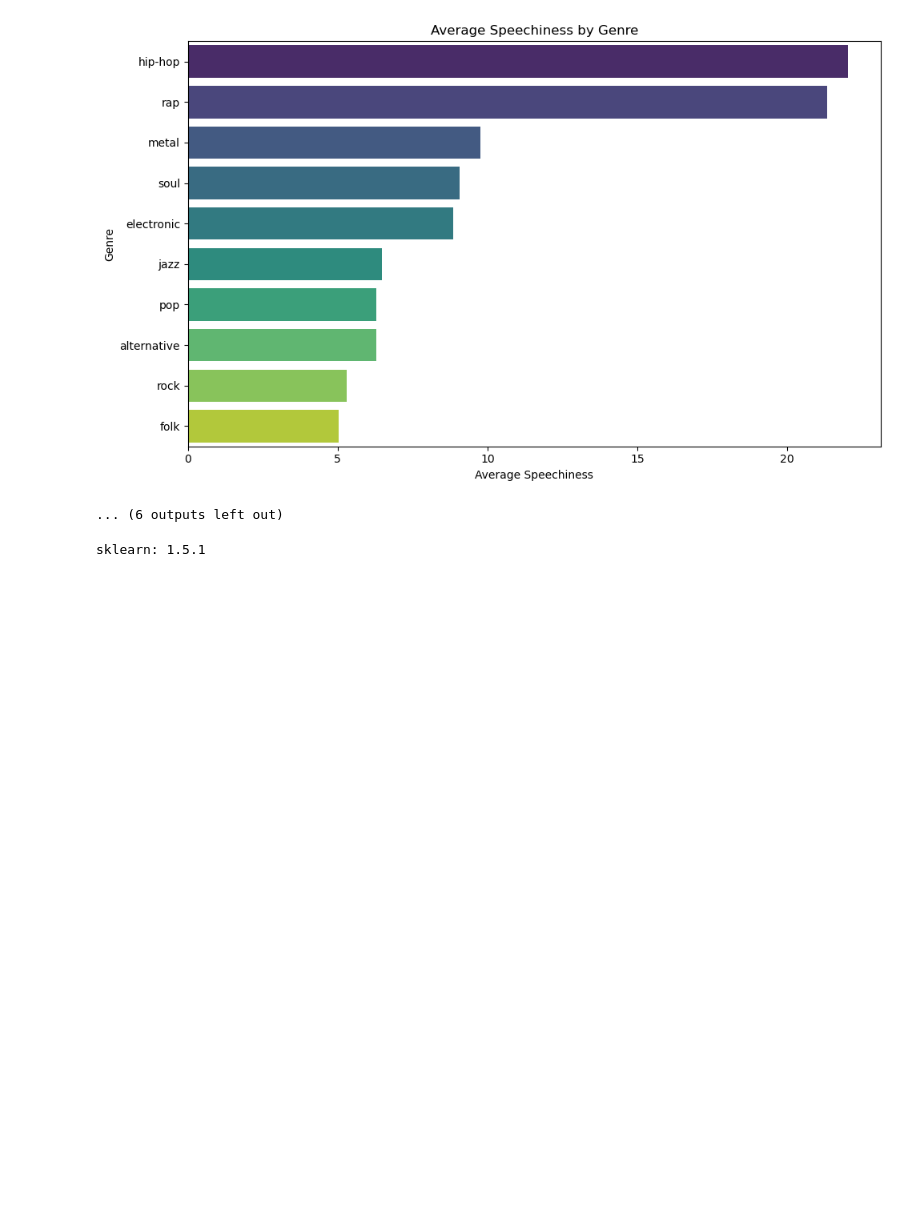
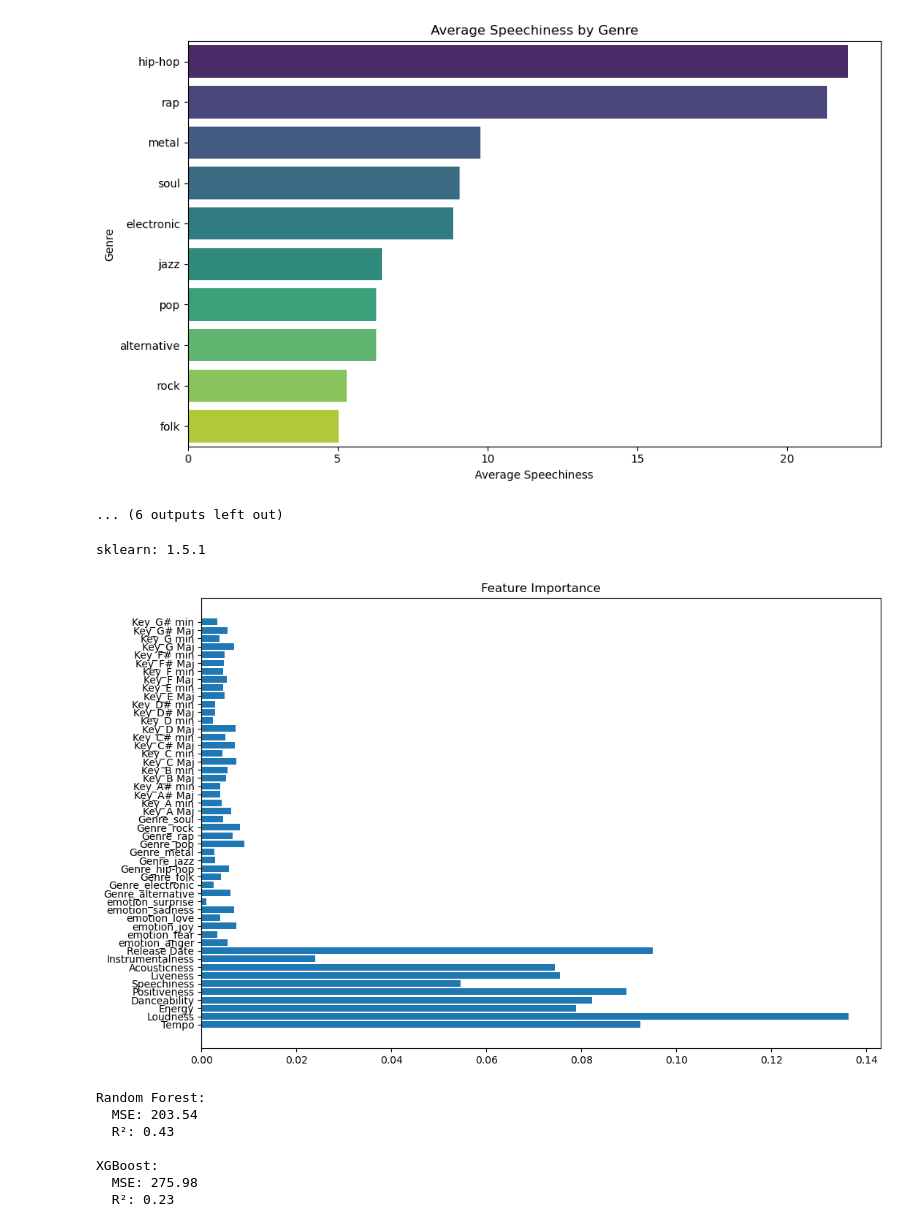
Before and after one commit to thaismarouelli/Data-Science-Project, a Jupyter notebook: Project Data Science/Spotify Project.ipynb, the cells around one changed output. Saved outputs shown, nothing was run; the diff lists cells and outputs as text; code cells hidden in the pictures; blank space fills up the shorter version.

```diff
--- a/Project Data Science/Spotify Project.ipynb
+++ b/Project Data Science/Spotify Project.ipynb
@@ -439,7 +460,7 @@ Passing `palette` without assigning `hue` is deprecated and will be removed in v
 [figure]
 ... (6 outputs left out)
 # %%
-df = df_top_genres_emotions
+dataframe = df_top_genres_emotions
 # %%
 import sklearn
 print('sklearn: {}'.format(sklearn.__version__))
@@ -453,7 +474,7 @@ import xgboost as xgb
 
 # Data preprocessing
 # Convert categorical variables
-df['Explicit'] = df['Explicit'].map({'Yes': 1, 'No': 0})
+dataframe.loc[:, 'Explicit'] = dataframe['Explicit'].map({'Yes': 1, 'No': 0})
 
 # Feature selection
 features = ['emotion', 'Genre', 'Key', 'Tempo', 'Loudness', 'Energy',
@@ -462,8 +483,8 @@ features = ['emotion', 'Genre', 'Key', 'Tempo', 'Loudness', 'Energy',
 target = 'Popularity'
 
 # Split data
-X = df[features]
-y = df[target]
+X = dataframe[features]
+y = dataframe[target]
 
 # Preprocessing pipeline
 categorical_features = ['emotion', 'Genre', 'Key']
@@ -495,30 +516,38 @@ for name, model in models.items():
 
     pipeline.fit(X_train, y_train)
     y_pred = pipeline.predict(X_test)
 
     mse = mean_squared_error(y_test, y_pred)
     r2 = r2_score(y_test, y_pred)
 
     results[name] = {'MSE': mse, 'R2': r2}
 
     # Feature importance for Random Forest
     if name == "Random Forest":
         feature_names = (numeric_features +
                          list(pipeline.named_steps['preprocessor']
                          .named_transformers_['cat']
                          .get_feature_names_out(categorical_features)))
 
         importances = pipeline.named_steps['model'].feature_importances_
         plt.figure(figsize=(12, 8))
         plt.barh(feature_names, importances)
         plt.title("Feature Importance")
         plt.show()
 
 # Display results
 for model_name, metrics in results.items():
     print(f"{model_name}:")
     print(f"  MSE: {metrics['MSE']:.2f}")
     print(f"  R²: {metrics['R2']:.2f}")
     print()
 # %% [output]
 sklearn: 1.5.1
+[figure, added]
+Random Forest:
+  MSE: 203.54
+  R²: 0.43
+
+XGBoost:
+  MSE: 275.98
+  R²: 0.23
```
Also changed, not shown: parts of 12 cells of this notebook.
